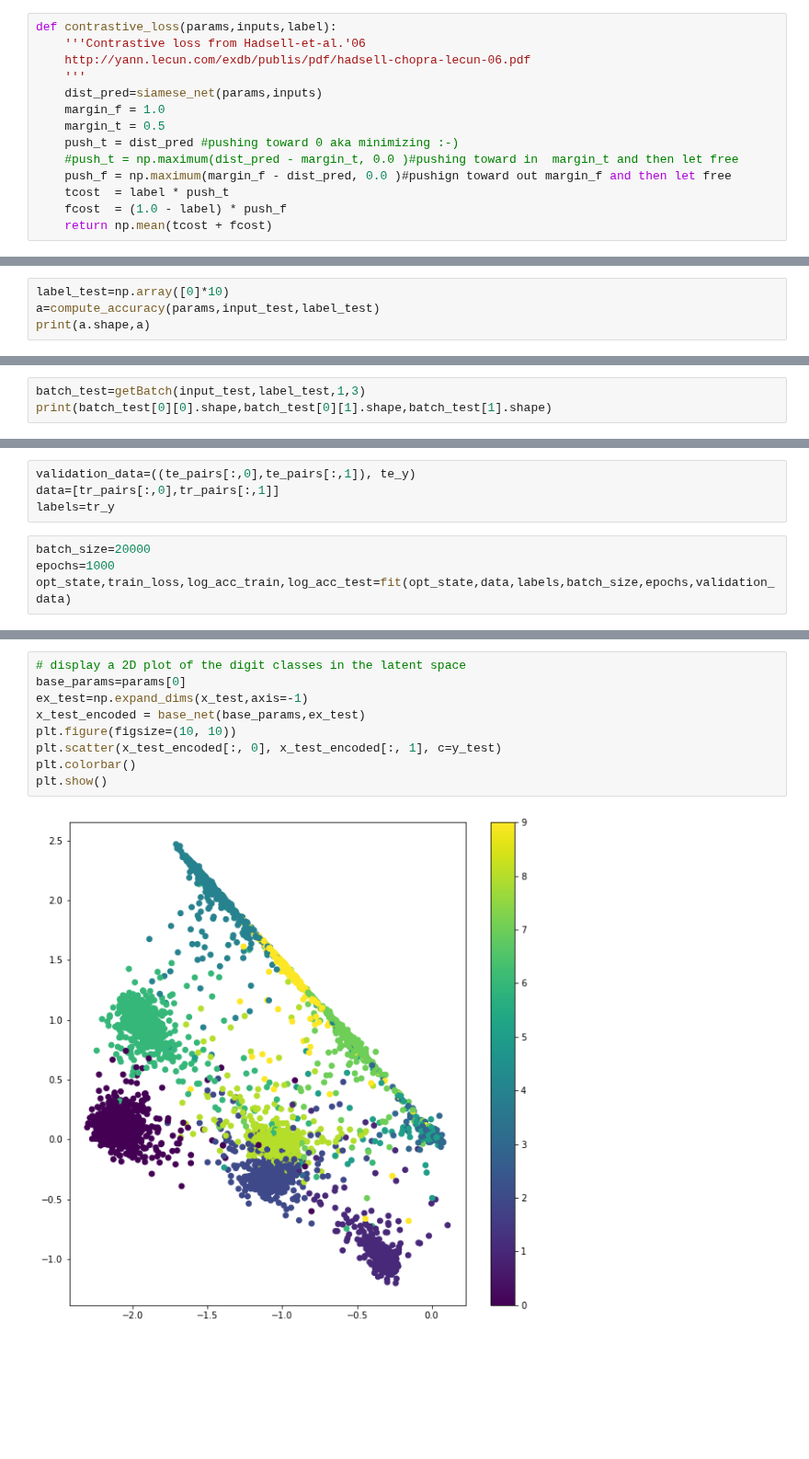
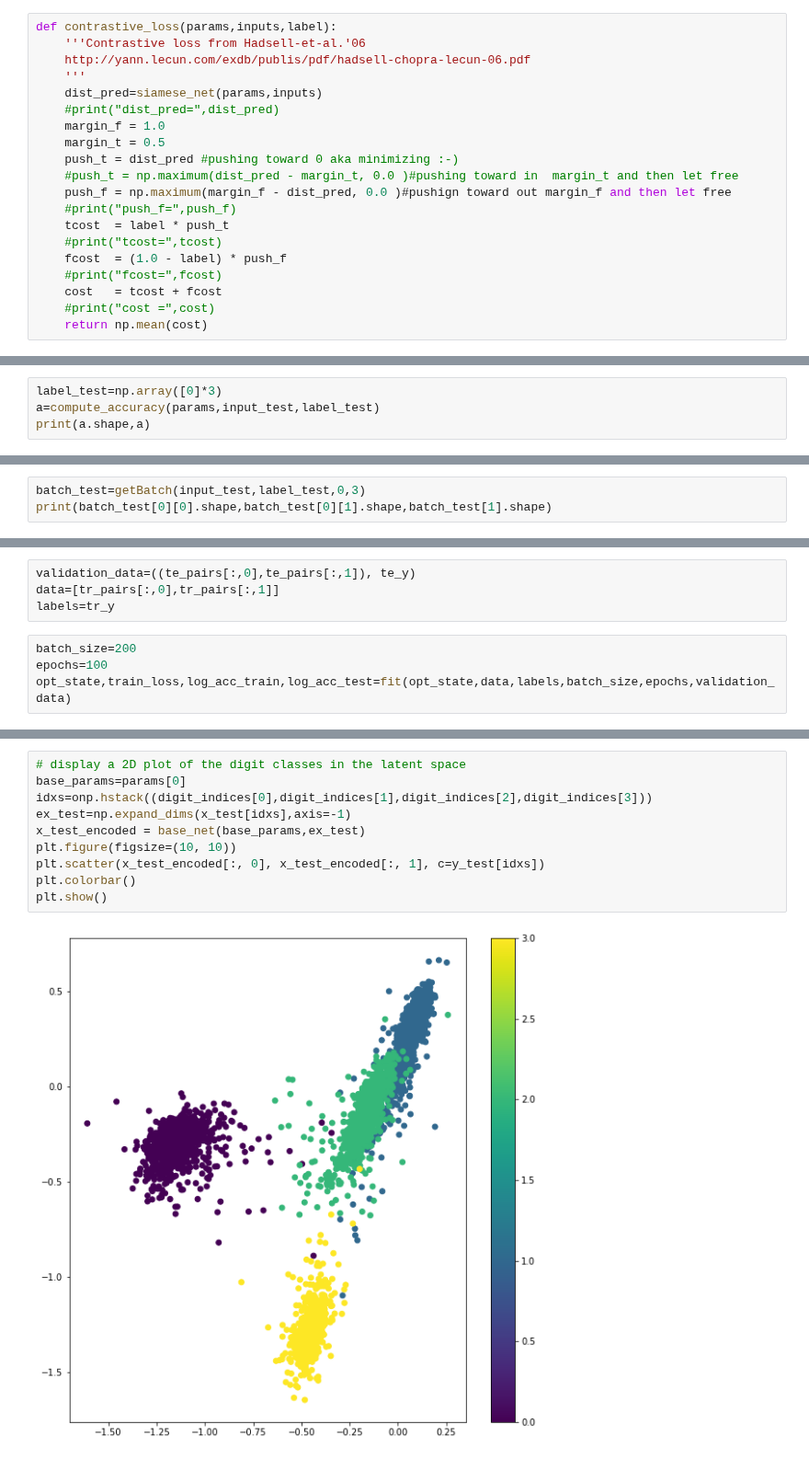
Before and after one commit to franciscodominguezmateos/IntroduccionDeepLearning, a Jupyter notebook: jax_siamese_network_2D_20090201.ipynb, the cells around one changed output, grey strips where cells are left out. Shown at 92% size. Drawn from its saved outputs; the diff is of its cells as text; blank space fills up the shorter version.

```diff
--- a/jax_siamese_network_2D_20090201.ipynb
+++ b/jax_siamese_network_2D_20090201.ipynb
@@ -169,12 +186,18 @@ def contrastive_loss(params,inputs,label):
     http://yann.lecun.com/exdb/publis/pdf/hadsell-chopra-lecun-06.pdf
     '''
     dist_pred=siamese_net(params,inputs)
+    #print("dist_pred=",dist_pred)
     margin_f = 1.0
     margin_t = 0.5
     push_t = dist_pred #pushing toward 0 aka minimizing :-)
     #push_t = np.maximum(dist_pred - margin_t, 0.0 )#pushing toward in  margin_t and then let free
     push_f = np.maximum(margin_f - dist_pred, 0.0 )#pushign toward out margin_f and then let free
+    #print("push_f=",push_f)
     tcost  = label * push_t
+    #print("tcost=",tcost)
     fcost  = (1.0 - label) * push_f
-    return np.mean(tcost + fcost)
+    #print("fcost=",fcost)
+    cost   = tcost + fcost
+    #print("cost =",cost)
+    return np.mean(cost)
 # %%
@@ -191,7 +214,7 @@ def compute_accuracy(params,inputs,label):
     pred = dist_pred.ravel() < 0.5
     return np.mean(label == pred)
 # %%
-label_test=np.array([0]*10)
+label_test=np.array([0]*3)
 a=compute_accuracy(params,input_test,label_test)
 print(a.shape,a)
 # %% [output]
@@ -206,7 +229,7 @@ def getBatch(x,y,i,batch_size):
     by=    y[i*batch_size:i*batch_size+batch_size]
     return bx,by
 # %%
-batch_test=getBatch(input_test,label_test,1,3)
+batch_test=getBatch(input_test,label_test,0,3)
 print(batch_test[0][0].shape,batch_test[0][1].shape,batch_test[1].shape)
 # %% [output]
 (3, 28, 28, 1) (3, 28, 28, 1) (3,)
@@ -260,7 +283,7 @@ validation_data=((te_pairs[:,0],te_pairs[:,1]), te_y)
 data=[tr_pairs[:,0],tr_pairs[:,1]]
 labels=tr_y
 # %%
-batch_size=20000
-epochs=1000
+batch_size=200
+epochs=100
 opt_state,train_loss,log_acc_train,log_acc_test=fit(opt_state,data,labels,batch_size,epochs,validation_data)
 # %% [output]
@@ -295,11 +318,12 @@ print(l.shape,l)
 # %%
 # display a 2D plot of the digit classes in the latent space
 base_params=params[0]
-ex_test=np.expand_dims(x_test,axis=-1)
+idxs=onp.hstack((digit_indices[0],digit_indices[1],digit_indices[2],digit_indices[3]))
+ex_test=np.expand_dims(x_test[idxs],axis=-1)
 x_test_encoded = base_net(base_params,ex_test)
 plt.figure(figsize=(10, 10))
-plt.scatter(x_test_encoded[:, 0], x_test_encoded[:, 1], c=y_test)
+plt.scatter(x_test_encoded[:, 0], x_test_encoded[:, 1], c=y_test[idxs])
 plt.colorbar()
 plt.show()
 # %% [output]
-[figure, old version]
+[figure, new version]
```
Also changed, not shown: parts of 14 cells of this notebook, 12 other files.
